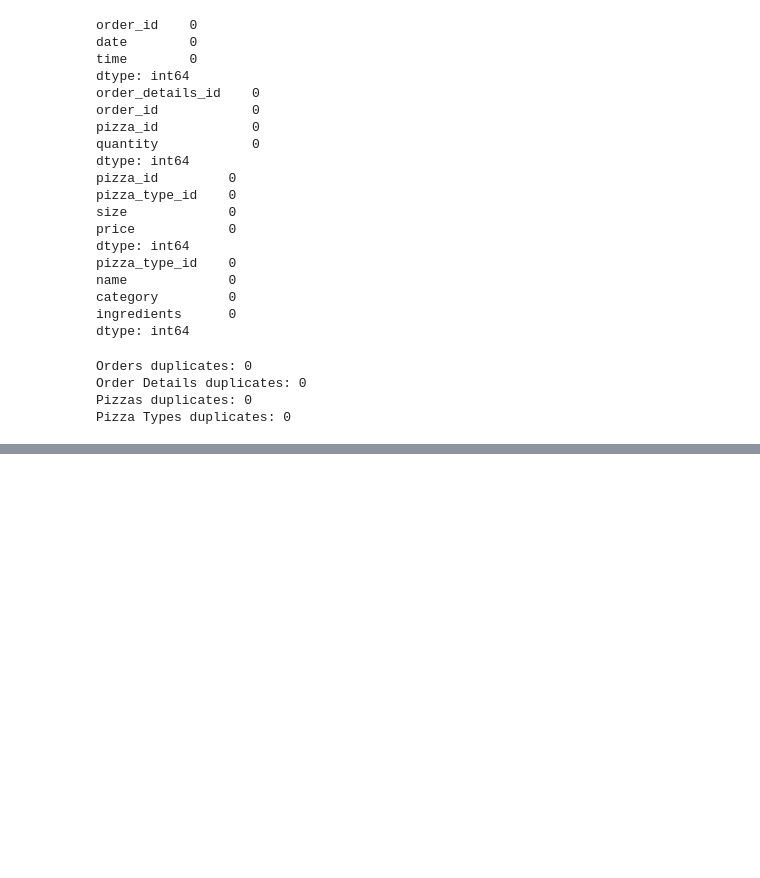
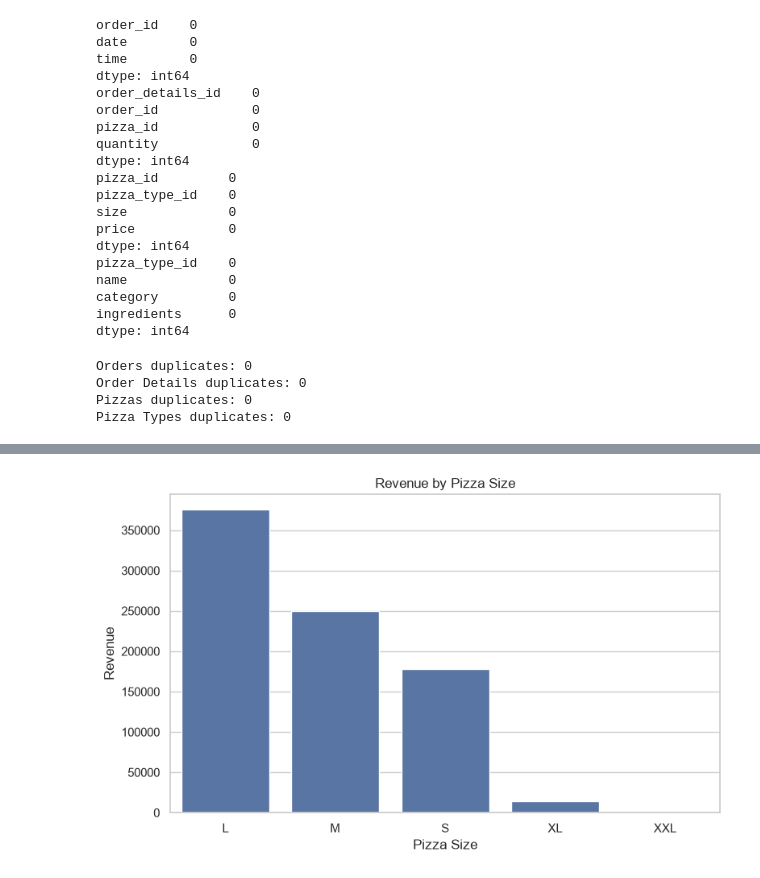
Before and after one commit to Harshdip05/pizza-sales-sql-analysis, a Jupyter notebook: python/pizza_sales_analysis.ipynb, the cells around one changed output, grey strips where cells are left out. Cells and saved outputs as stored; diff of their text form; code cells hidden in the pictures; blank space fills up the shorter version.

```diff
--- a/python/pizza_sales_analysis.ipynb
+++ b/python/pizza_sales_analysis.ipynb
@@ -116,0 +380,26 @@ Pizza Types duplicates: 0
+# %%
+# Revenue by Pizza Size
+size_revenue = (
+    sales_data
+    .groupby("size")["revenue"]
+    .sum()
+    .sort_values(ascending=False)
+)
+
+
+
+plt.figure(figsize=(8, 5))
+
+sns.barplot(
+    x=size_revenue.index,
+    y=size_revenue.values
+)
+
+plt.title("Revenue by Pizza Size")
+plt.xlabel("Pizza Size")
+plt.ylabel("Revenue")
+
+plt.tight_layout()
+plt.show()
+# %% [output]
+[figure, added]
```
Also changed, not shown: parts of 36 cells of this notebook.
